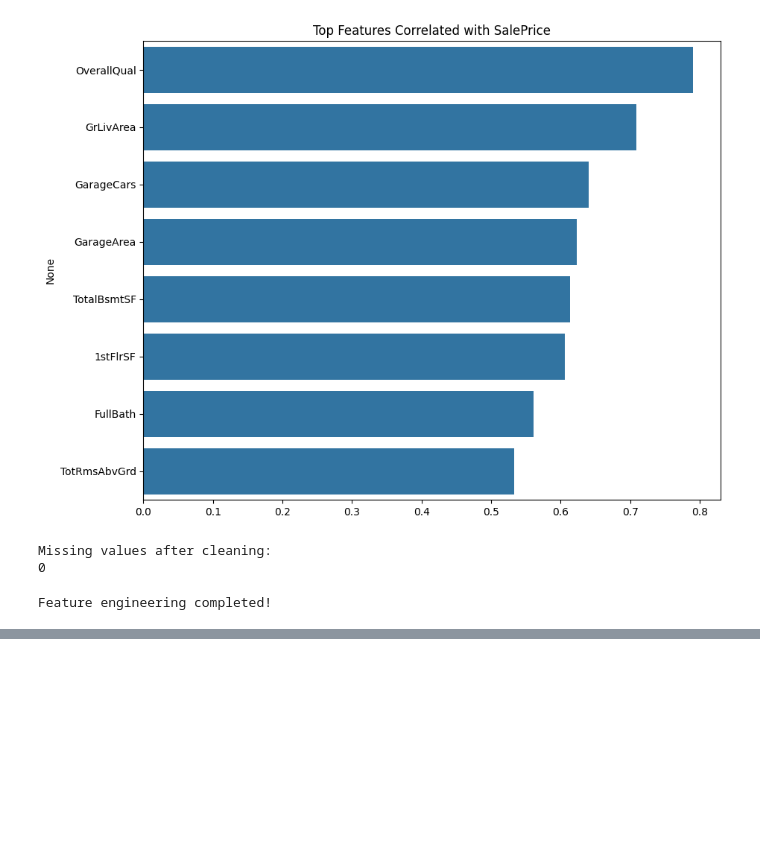
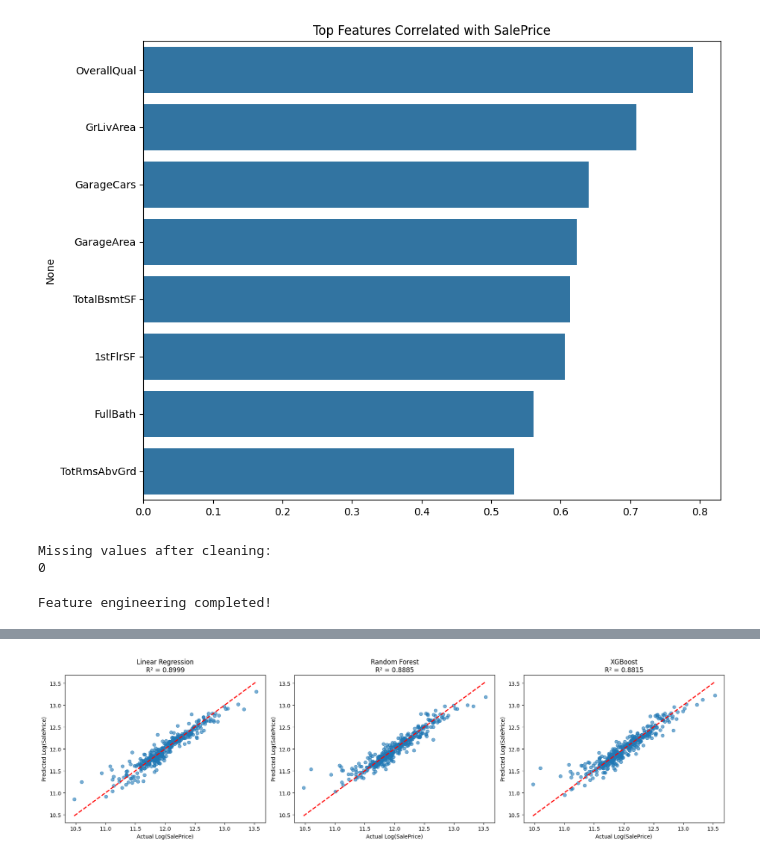
Before and after one commit to ai-MAYANK/BT-AI-ML-SEP-2025-71, a Jupyter notebook: Task 2 - Regression/house_price.ipynb, the cells around one changed output, grey strips where cells are left out. Cells and saved outputs as stored; diff of their text form; code cells hidden in the pictures; blank space fills up the shorter version.

```diff
--- a/Task 2 - Regression/house_price.ipynb
+++ b/Task 2 - Regression/house_price.ipynb
@@ -230,5 +218,5 @@ rf_pipeline = Pipeline([
 
 xgb_pipeline = Pipeline([
     ('preprocessor', preprocessor),
-    ('regressor', xgb.XGBRegressor(n_estimators=100, random_state=42, n_jobs=-1))
+    ('regressor',XGBRegressor(n_estimators=100, random_state=42, n_jobs=-1))
 ])
@@ -237,4 +223,34 @@ NameError: name 'xgb' is not defined
 # %%
+from sklearn.model_selection import train_test_split
+X_train,X_test,y_train,y_test = train_test_split(X,y,test_size=0.25,random_state=42)
+
+def evaluate_model(pipeline, X_train, X_test, y_train, y_test, model_name):
+    # Fit the model
+    pipeline.fit(X_train, y_train)
+
+    # Predictions
+    y_pred = pipeline.predict(X_test)
+
+    # Metrics
+    mse = mean_squared_error(y_test, y_pred)
+    rmse = np.sqrt(mse)
+    r2 = r2_score(y_test, y_pred)
+
+    # Cross-validation RMSE
+    cv_scores = cross_val_score(pipeline, X_train, y_train,
+                                scoring='neg_root_mean_squared_error', cv=5)
+    cv_rmse = -np.mean(cv_scores)
+
+    results = {
+        "Model": model_name,
+        "test_rmse": rmse,
+        "test_r2": r2,
+        "cv_rmse": cv_rmse,
+        "predictions": y_pred  # <-- Added for plotting
+    }
+
+    return results
+
 
 
 lr_results = evaluate_model(lr_pipeline, X_train, X_test, y_train, y_test, "Linear Regression")
@@ -250,6 +266,7 @@ results_df = pd.DataFrame([
      'Test R²': xgb_results['test_r2'], 'CV RMSE': xgb_results['cv_rmse']}
 ])
 
+
 print("\nModel Comparison Summary:")
 print("=" * 50)
 print(results_df.round(4))
@@ -285,19 +311,20 @@ plt.show()
 # %%
-
 fig, axes = plt.subplots(1, 3, figsize=(18, 5))
 
-results_list = [lr_results, rf_results, xgb_results]
+results_all = [lr_results, rf_results, xgb_results]
 titles = ['Linear Regression', 'Random Forest', 'XGBoost']
 
-for i, (result, title) in enumerate(zip(results_list, titles)):
-    axes[i].scatter(y_test, result['predictions'], alpha=0.6)
+for i, (res, title) in enumerate(zip(results_all, titles)):
+    axes[i].scatter(y_test, res['predictions'], alpha=0.6)
     axes[i].plot([y_test.min(), y_test.max()], [y_test.min(), y_test.max()], 'r--', lw=2)
     axes[i].set_xlabel('Actual Log(SalePrice)')
     axes[i].set_ylabel('Predicted Log(SalePrice)')
-    axes[i].set_title(f'{title}\nR² = {result["test_r2"]:.4f}')
+    axes[i].set_title(f'{title}\nR² = {res["test_r2"]:.4f}')
 
 plt.tight_layout()
 plt.show()
+# %% [output]
+[figure, added]
 # %%
 best_model_idx = np.argmin([lr_results['cv_rmse'], rf_results['cv_rmse'], xgb_results['cv_rmse']])
 best_models = ['Linear Regression', 'Random Forest', 'XGBoost']
```
Also changed, not shown: parts of 5 cells of this notebook, 2 other files.
